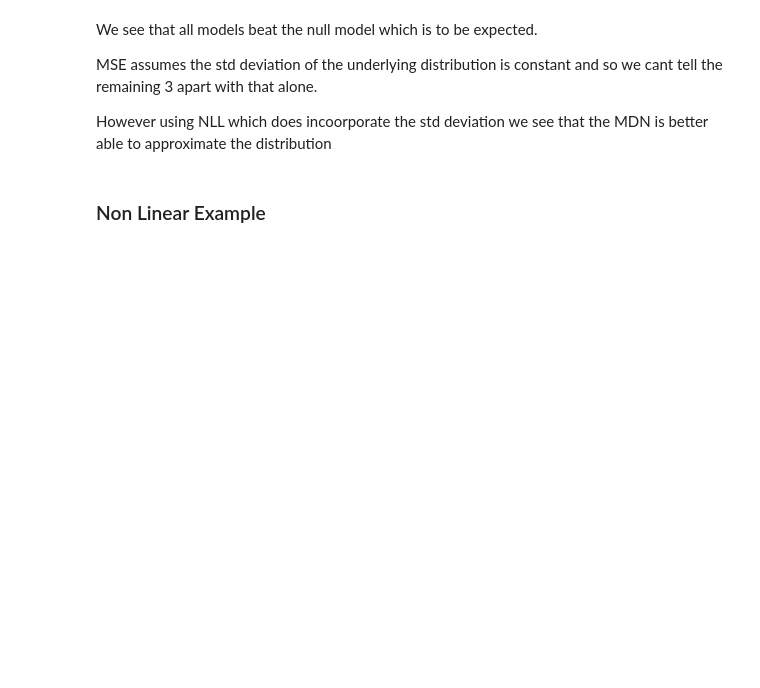
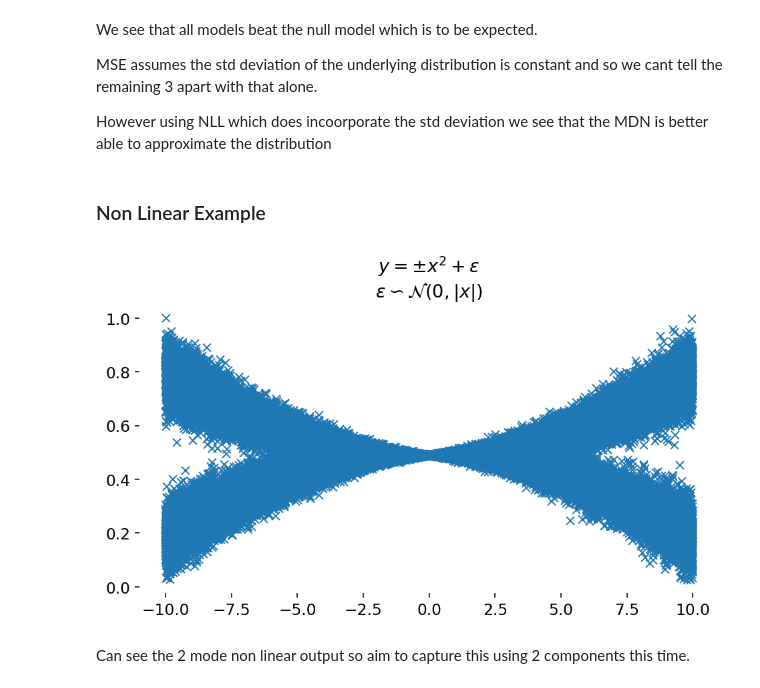
Before and after one commit to ob24-ic/MastersThesis, a Jupyter notebook: MDNintroExample/MDN.ipynb, the cells around one changed output. Drawn from its saved outputs; the diff is of its cells as text; code cells hidden in the pictures; blank space fills up the shorter version.

Commit message:
Completed the non linear section too, all working

```diff
--- a/MDNintroExample/MDN.ipynb
+++ b/MDNintroExample/MDN.ipynb
@@ -381,3 +381,34 @@ MSE assumes the std deviation of the underlying distribution is constant and so
 However using NLL which does incoorporate the std deviation we see that the MDN is better able to approximate the distribution
 # %% [markdown]
 ### Non Linear Example
+# %%
+# Set up our data for this problem
+x_data = np.float32(np.random.uniform(-10, 10, (1, samples)))
+r_data = np.array([np.random.normal(scale=np.abs(i)) for i in x_data])
+y_data = np.float32(np.square(x_data)+r_data*2.0)
+
+x_data2 = np.float32(np.random.uniform(-10, 10, (1, samples)))
+r_data2 = np.array([np.random.normal(scale=np.abs(i)) for i in x_data2])
+y_data2 = np.float32(-np.square(x_data2)+r_data2*2.0)
+
+x_data = np.concatenate((x_data,x_data2),axis=1).T
+y_data = np.concatenate((y_data,y_data2),axis=1).T
+
+min_max_scaler = MinMaxScaler()
+y_data = min_max_scaler.fit_transform(y_data)
+
+x_train, x_test, y_train, y_test = train_test_split(x_data, y_data, test_size=0.5, random_state=42, shuffle=True)
+# %%
+# Plot the data
+fig = plt.figure(figsize=(x_size,y_size), dpi=dpi)
+ax = plt.gca()
+
+ax.set_title(r"$y = \pm x^2 + \epsilon$"+"\n"+r"$\epsilon\backsim\mathcal{N}(0,|x|)$", fontsize=alt_font_size)
+ax.plot(x_train,y_train, "x",alpha=1., color=sns.color_palette()[0])
+
+remove_ax_window(ax)
+plt.show()
+# %% [output]
+[figure, added]
+# %% [markdown]
+Can see the 2 mode non linear output so aim to capture this using 2 components this time.
```
Also changed, not shown: parts of 15 cells of this notebook.
